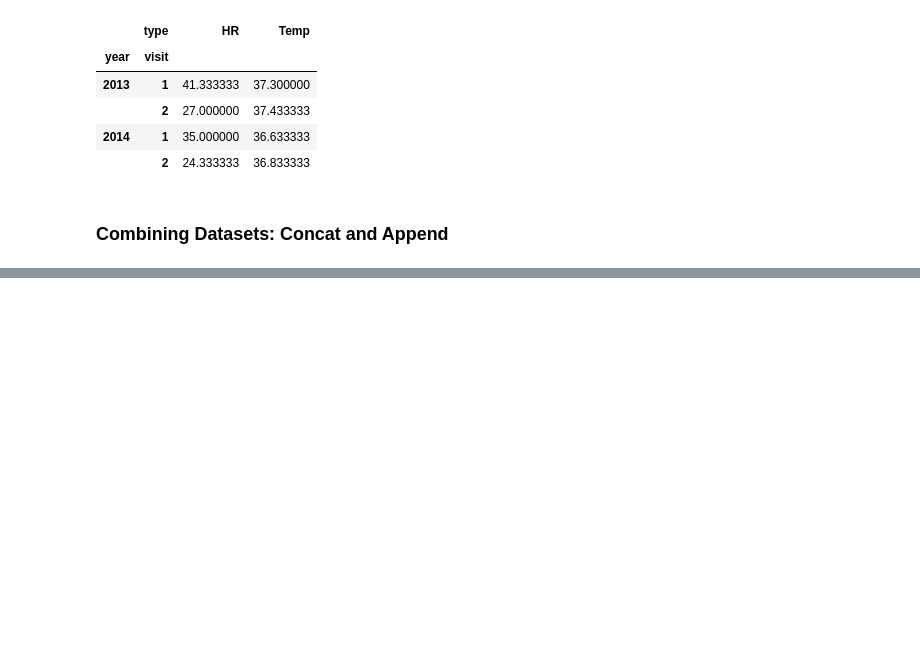
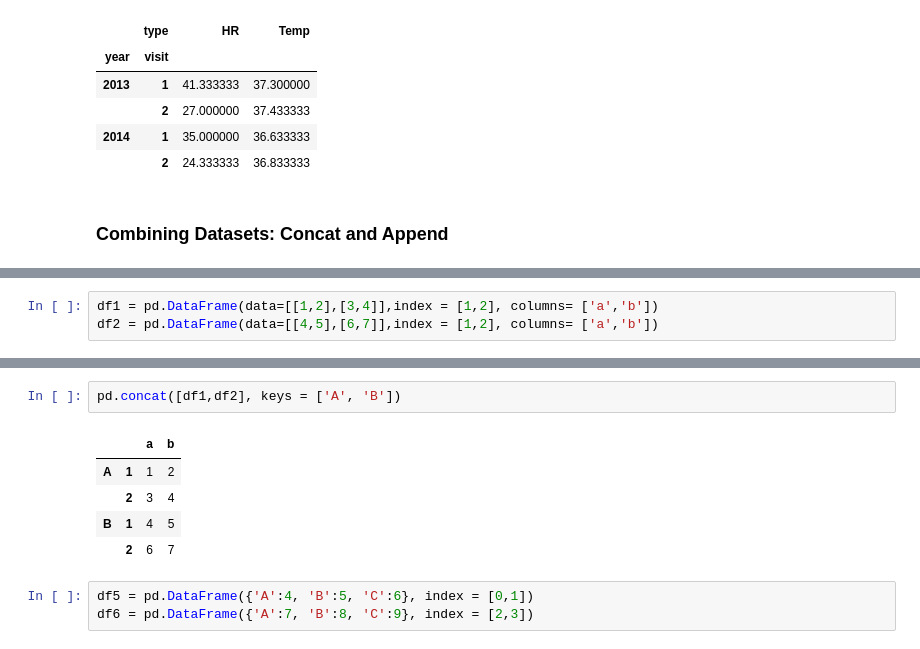
Before and after one commit to ali-d-nasseri/Python-Tutorials, a Jupyter notebook: Pandas-Analysis-Kaggle-Survey.ipynb, the cells around one changed output, grey strips where cells are left out. Saved outputs shown, nothing was run; the diff lists cells and outputs as text; blank space fills up the shorter version.

```diff
--- a/Pandas-Analysis-Kaggle-Survey.ipynb
+++ b/Pandas-Analysis-Kaggle-Survey.ipynb
@@ -1372,0 +1410,3 @@ health_data.mean(axis = 1 ,level='type') # Along the columns, most mention the a
+# %%
+df1 = pd.DataFrame(data=[[1,2],[3,4]],index = [1,2], columns= ['a','b'])
+df2 = pd.DataFrame(data=[[4,5],[6,7]],index = [1,2], columns= ['a','b'])
@@ -1372,0 +1437,11 @@ health_data.mean(axis = 1 ,level='type') # Along the columns, most mention the a
+# %%
+pd.concat([df1,df2], keys = ['A', 'B'])
+# %% [output]
+|  |  | a | b |
+| A | 1 | 1 | 2 |
+|  | 2 | 3 | 4 |
+| B | 1 | 4 | 5 |
+|  | 2 | 6 | 7 |
+# %%
+df5 = pd.DataFrame({'A':4, 'B':5, 'C':6}, index = [0,1])
+df6 = pd.DataFrame({'A':7, 'B':8, 'C':9}, index = [2,3])
```
Also changed, not shown: parts of 12 cells of this notebook.
